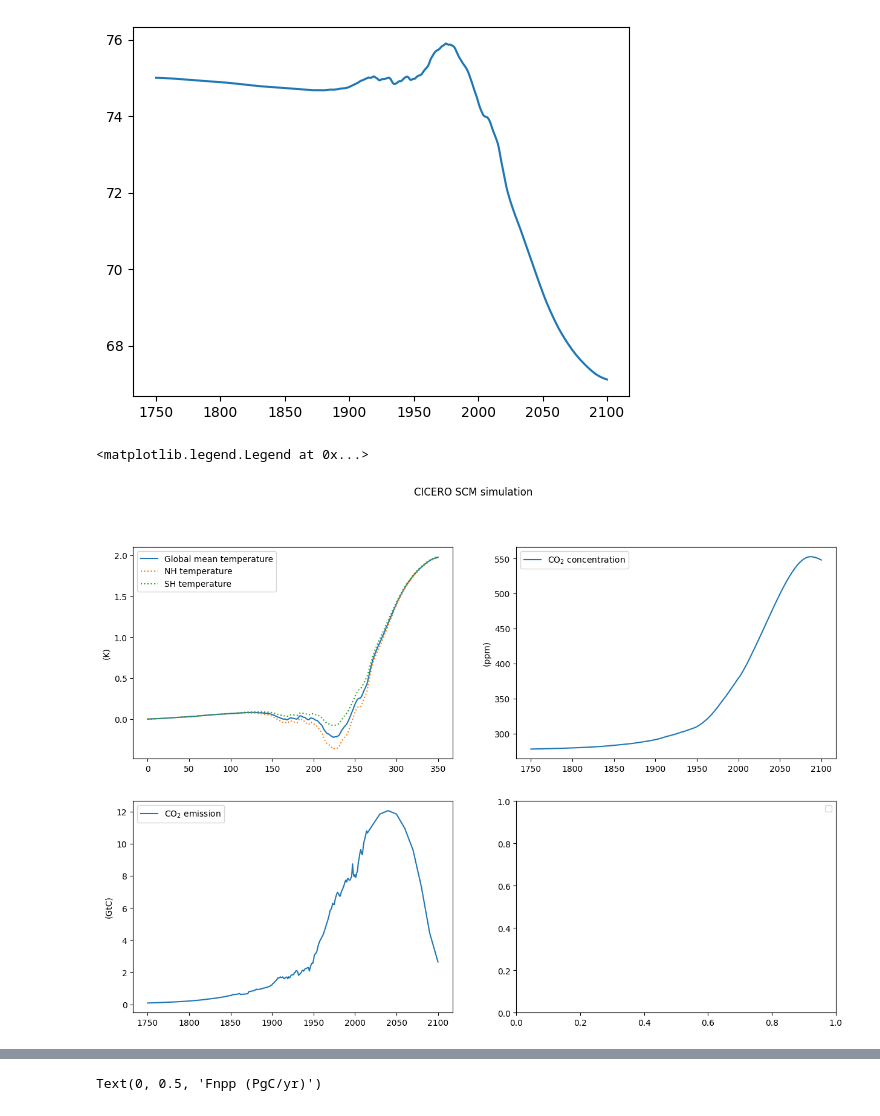
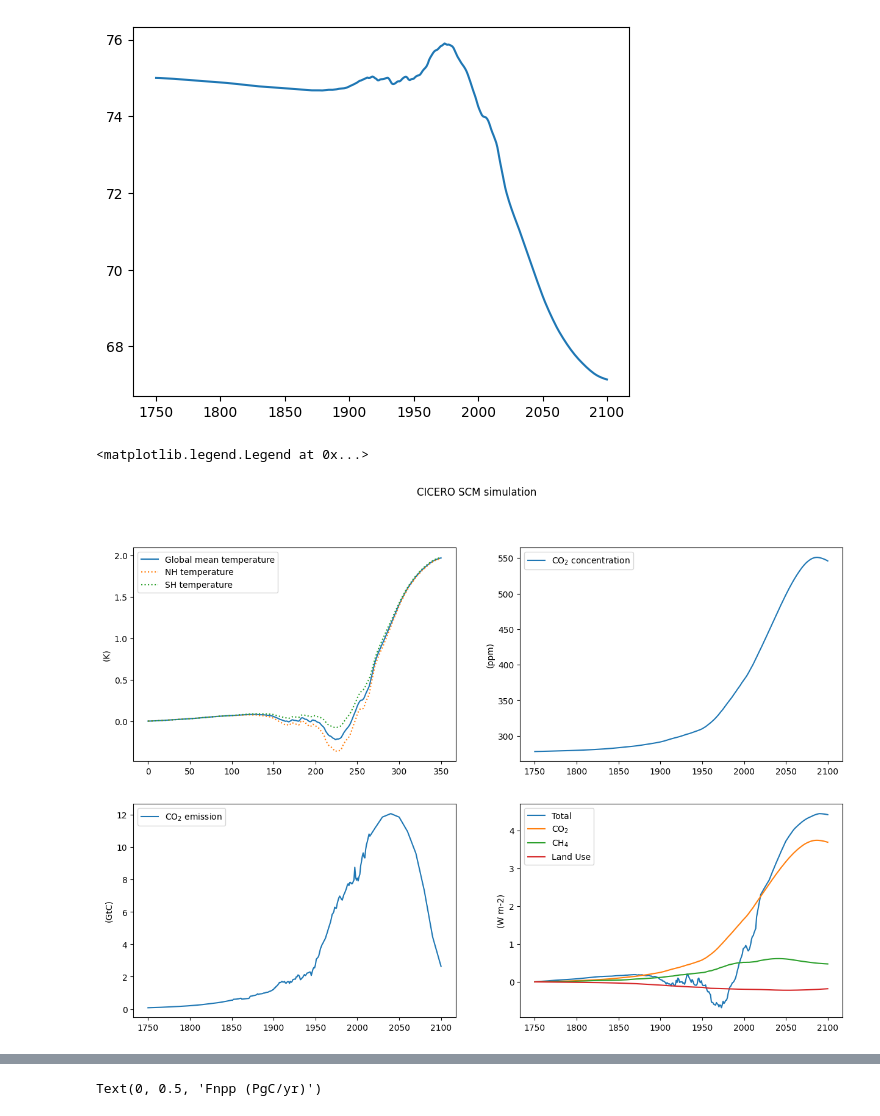
Before and after one commit to ciceroOslo/ciceroscm, a Jupyter notebook: notebooks/CSCM_example_directinput.ipynb, the cells around one changed output, grey strips where cells are left out. Cells and saved outputs as stored; diff of their text form; code cells hidden in the pictures.

```diff
--- a/notebooks/CSCM_example_directinput.ipynb
+++ b/notebooks/CSCM_example_directinput.ipynb
@@ -211,25 +211,28 @@ df_temp['carbon cycle']['Mixed layer depth'].plot()
 # %%
 # NBVAL_IGNORE_OUTPUT
 fig, axs = plt.subplots(nrows=2, ncols=2,figsize=(15,10))
 axs=axs.flatten()
 fig.suptitle('CICERO SCM simulation')
 
 df_temp['dT_glob'].plot(ylabel='(K)',ax=axs[0])
 df_temp['dT_NH'].plot(ylabel='(K)',ax=axs[0],linestyle=':')
 df_temp['dT_SH'].plot(ylabel='(K)',ax=axs[0],linestyle=':')
 axs[0].legend(['Global mean temperature','NH temperature','SH temperature'])
 
 df_temp['concentrations']['CO2'].plot(ylabel='(ppm)',ax=axs[1])
 axs[1].legend([r'CO$_2$ concentration'])
 
 df_temp['emissions']['CO2'].plot(ylabel='(GtC)',ax=axs[2])
 axs[2].legend([r'CO$_2$ emission'])
 
-
+df_temp["forcing"]["Total_forcing"].plot(ylabel='(W m-2)',ax=axs[3])
+df_temp["forcing"]["CO2"].plot(ylabel='(W m-2)',ax=axs[3])
+df_temp["forcing"]["CH4"].plot(ylabel='(W m-2)',ax=axs[3])
+df_temp["forcing"]["LANDUSE"].plot(ylabel='(W m-2)',ax=axs[3])
 axs[3].legend([r'Total','CO$_2$','CH$_4$','Land Use'])
 # %% [output]
 <matplotlib.legend.Legend at 0x...>
-[figure, old version]
+[figure, new version]
 # %%
 for i in enumerate(df_temp.columns):
     print(i)
```
Also changed, not shown: parts of 7 cells of this notebook, 3 other files.
